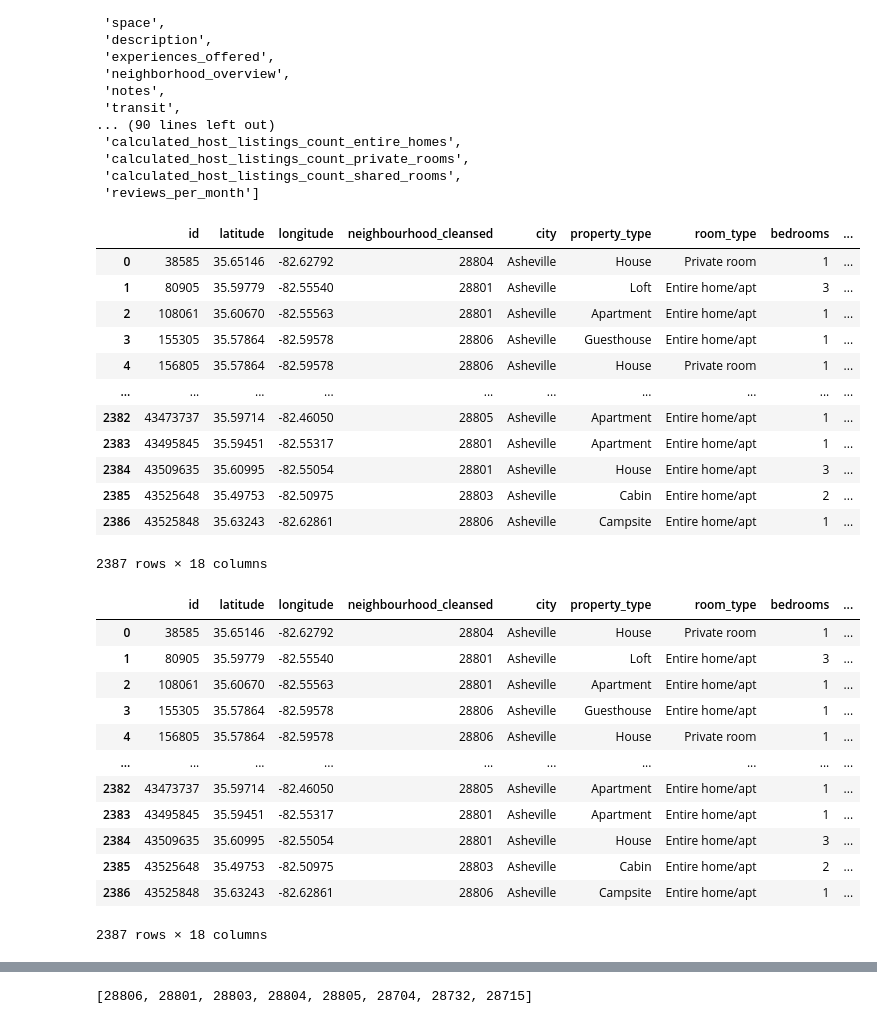
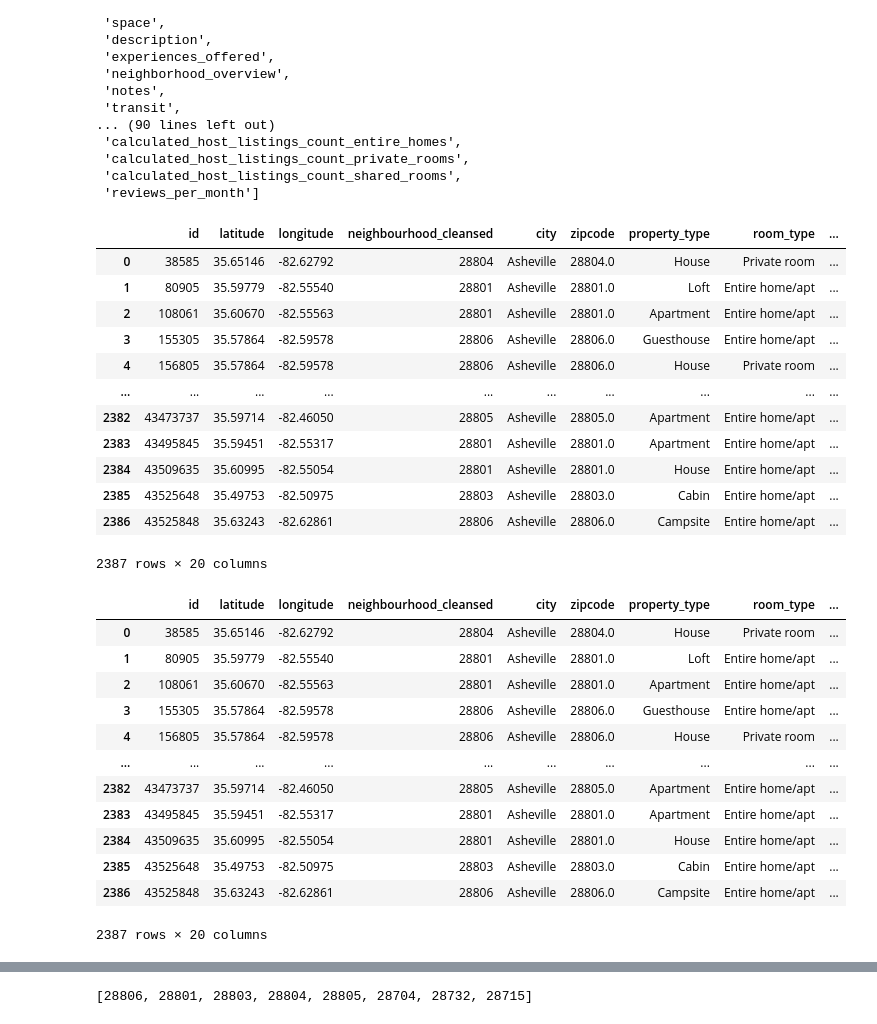
Before and after one commit to waghrayrashi/airbnb_analysis, a Jupyter notebook: airbnb.ipynb, the cells around one changed output, grey strips where cells are left out. Drawn from its saved outputs; the diff is of its cells as text; code cells hidden in the pictures.

```diff
--- a/airbnb.ipynb
+++ b/airbnb.ipynb
@@ -65,49 +65,63 @@ list(listings_details_df)
  'reviews_per_month']
 # %%
 # Filtering on columns of interest
-filtered_listings_details_df = listings_details_df.filter(["id", "latitude", "longitude",
-                                                           "neighbourhood_cleansed","city",
-                                                           "property_type", "room_type",
-                                                           'accomodates', "bedrooms", "bathrooms",
-                                                           'price', "host_since", "host_is_superhost",
-                                                           "guests_included", "minimum_nights",
-                                                           "number_of_reviews", "review_scores_rating",
-                                                          "instant_bookable", "cancellation_policy"])
+filtered_listings_details_df = listings_details_df.filter(["id",
+                                                           "latitude",
+                                                           "longitude",
+                                                           "neighbourhood_cleansed",
+                                                           "city",
+                                                           "zipcode",
+                                                           "property_type",
+                                                           "room_type",
+                                                           'accommodates',
+                                                           "bedrooms",
+                                                           "bathrooms",
+                                                           'price',
+                                                           "host_since",
+                                                           "host_is_superhost",
+                                                           "guests_included",
+                                                           "minimum_nights",
+                                                           "number_of_reviews",
+                                                           "review_scores_rating",
+                                                          "instant_bookable",
+                                                           "cancellation_policy"])
 filtered_listings_details_df
 
 # 2387 rows x 19 columns
 # %% [output]
-|  | id | latitude | longitude | neighbourhood_cleansed | city | property_type | room_type | bedrooms | ... |
-| 0 | 38585 | 35.65146 | -82.62792 | 28804 | Asheville | House | Private room | 1 | ... |
-| 1 | 80905 | 35.59779 | -82.55540 | 28801 | Asheville | Loft | Entire home/apt | 3 | ... |
-| 2 | 108061 | 35.60670 | -82.55563 | 28801 | Asheville | Apartment | Entire home/apt | 1 | ... |
-| 3 | 155305 | 35.57864 | -82.59578 | 28806 | Asheville | Guesthouse | Entire home/apt | 1 | ... |
-| 4 | 156805 | 35.57864 | -82.59578 | 28806 | Asheville | House | Private room | 1 | ... |
+|  | id | latitude | longitude | neighbourhood_cleansed | city | zipcode | property_type | room_type | ... |
+| 0 | 38585 | 35.65146 | -82.62792 | 28804 | Asheville | 28804.0 | House | Private room | ... |
+| 1 | 80905 | 35.59779 | -82.55540 | 28801 | Asheville | 28801.0 | Loft | Entire home/apt | ... |
+| 2 | 108061 | 35.60670 | -82.55563 | 28801 | Asheville | 28801.0 | Apartment | Entire home/apt | ... |
+| 3 | 155305 | 35.57864 | -82.59578 | 28806 | Asheville | 28806.0 | Guesthouse | Entire home/apt | ... |
+| 4 | 156805 | 35.57864 | -82.59578 | 28806 | Asheville | 28806.0 | House | Private room | ... |
 | ... | ... | ... | ... | ... | ... | ... | ... | ... | ... |
-| 2382 | 43473737 | 35.59714 | -82.46050 | 28805 | Asheville | Apartment | Entire home/apt | 1 | ... |
-| 2383 | 43495845 | 35.59451 | -82.55317 | 28801 | Asheville | Apartment | Entire home/apt | 1 | ... |
-| 2384 | 43509635 | 35.60995 | -82.55054 | 28801 | Asheville | House | Entire home/apt | 3 | ... |
-| 2385 | 43525648 | 35.49753 | -82.50975 | 28803 | Asheville | Cabin | Entire home/apt | 2 | ... |
-| 2386 | 43525848 | 35.63243 | -82.62861 | 28806 | Asheville | Campsite | Entire home/apt | 1 | ... |
+| 2382 | 43473737 | 35.59714 | -82.46050 | 28805 | Asheville | 28805.0 | Apartment | Entire home/apt | ... |
+| 2383 | 43495845 | 35.59451 | -82.55317 | 28801 | Asheville | 28801.0 | Apartment | Entire home/apt | ... |
+| 2384 | 43509635 | 35.60995 | -82.55054 | 28801 | Asheville | 28801.0 | House | Entire home/apt | ... |
+| 2385 | 43525648 | 35.49753 | -82.50975 | 28803 | Asheville | 28803.0 | Cabin | Entire home/apt | ... |
+| 2386 | 43525848 | 35.63243 | -82.62861 | 28806 | Asheville | 28806.0 | Campsite | Entire home/apt | ... |
-2387 rows × 18 columns
+2387 rows × 20 columns
 # %%
 # Price is in string format - Remove '$'' and ',''  and convert to float
 filtered_listings_details_df.price = filtered_listings_details_df.price.replace('[\$,]', '', regex=True).astype(float)
+filtered_listings_details_df.latitude = filtered_listings_details_df.latitude.astype(float)
+filtered_listings_details_df.longitude = filtered_listings_details_df.longitude.astype(float)
 filtered_listings_details_df
 # %% [output]
-|  | id | latitude | longitude | neighbourhood_cleansed | city | property_type | room_type | bedrooms | ... |
-| 0 | 38585 | 35.65146 | -82.62792 | 28804 | Asheville | House | Private room | 1 | ... |
-| 1 | 80905 | 35.59779 | -82.55540 | 28801 | Asheville | Loft | Entire home/apt | 3 | ... |
-| 2 | 108061 | 35.60670 | -82.55563 | 28801 | Asheville | Apartment | Entire home/apt | 1 | ... |
-| 3 | 155305 | 35.57864 | -82.59578 | 28806 | Asheville | Guesthouse | Entire home/apt | 1 | ... |
-| 4 | 156805 | 35.57864 | -82.59578 | 28806 | Asheville | House | Private room | 1 | ... |
+|  | id | latitude | longitude | neighbourhood_cleansed | city | zipcode | property_type | room_type | ... |
+| 0 | 38585 | 35.65146 | -82.62792 | 28804 | Asheville | 28804.0 | House | Private room | ... |
+| 1 | 80905 | 35.59779 | -82.55540 | 28801 | Asheville | 28801.0 | Loft | Entire home/apt | ... |
+| 2 | 108061 | 35.60670 | -82.55563 | 28801 | Asheville | 28801.0 | Apartment | Entire home/apt | ... |
+| 3 | 155305 | 35.57864 | -82.59578 | 28806 | Asheville | 28806.0 | Guesthouse | Entire home/apt | ... |
+| 4 | 156805 | 35.57864 | -82.59578 | 28806 | Asheville | 28806.0 | House | Private room | ... |
 | ... | ... | ... | ... | ... | ... | ... | ... | ... | ... |
-| 2382 | 43473737 | 35.59714 | -82.46050 | 28805 | Asheville | Apartment | Entire home/apt | 1 | ... |
-| 2383 | 43495845 | 35.59451 | -82.55317 | 28801 | Asheville | Apartment | Entire home/apt | 1 | ... |
-| 2384 | 43509635 | 35.60995 | -82.55054 | 28801 | Asheville | House | Entire home/apt | 3 | ... |
-| 2385 | 43525648 | 35.49753 | -82.50975 | 28803 | Asheville | Cabin | Entire home/apt | 2 | ... |
-| 2386 | 43525848 | 35.63243 | -82.62861 | 28806 | Asheville | Campsite | Entire home/apt | 1 | ... |
+| 2382 | 43473737 | 35.59714 | -82.46050 | 28805 | Asheville | 28805.0 | Apartment | Entire home/apt | ... |
+| 2383 | 43495845 | 35.59451 | -82.55317 | 28801 | Asheville | 28801.0 | Apartment | Entire home/apt | ... |
+| 2384 | 43509635 | 35.60995 | -82.55054 | 28801 | Asheville | 28801.0 | House | Entire home/apt | ... |
+| 2385 | 43525648 | 35.49753 | -82.50975 | 28803 | Asheville | 28803.0 | Cabin | Entire home/apt | ... |
+| 2386 | 43525848 | 35.63243 | -82.62861 | 28806 | Asheville | 28806.0 | Campsite | Entire home/apt | ... |
-2387 rows × 18 columns
+2387 rows × 20 columns
 # %%
 # Convert host_since from string to datetime
 filtered_listings_details_df['host_since'] = pd.to_datetime(filtered_listings_details_df['host_since'])
```
Also changed, not shown: parts of 21 cells of this notebook, 14 other files.
